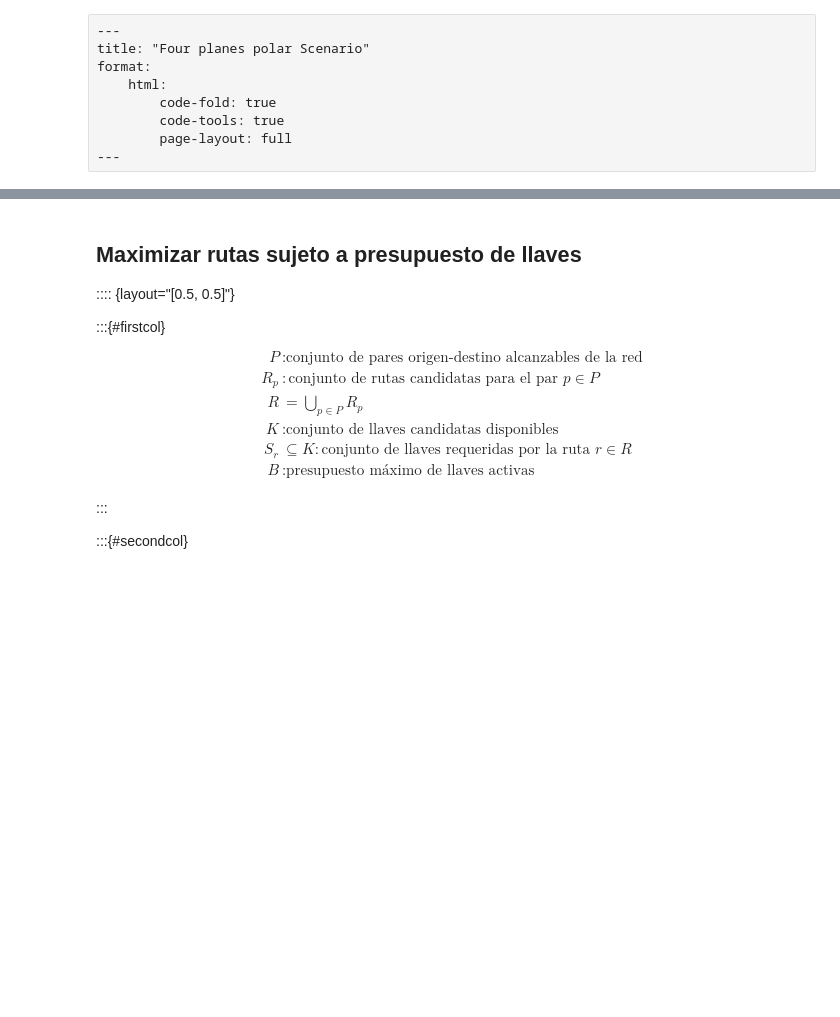
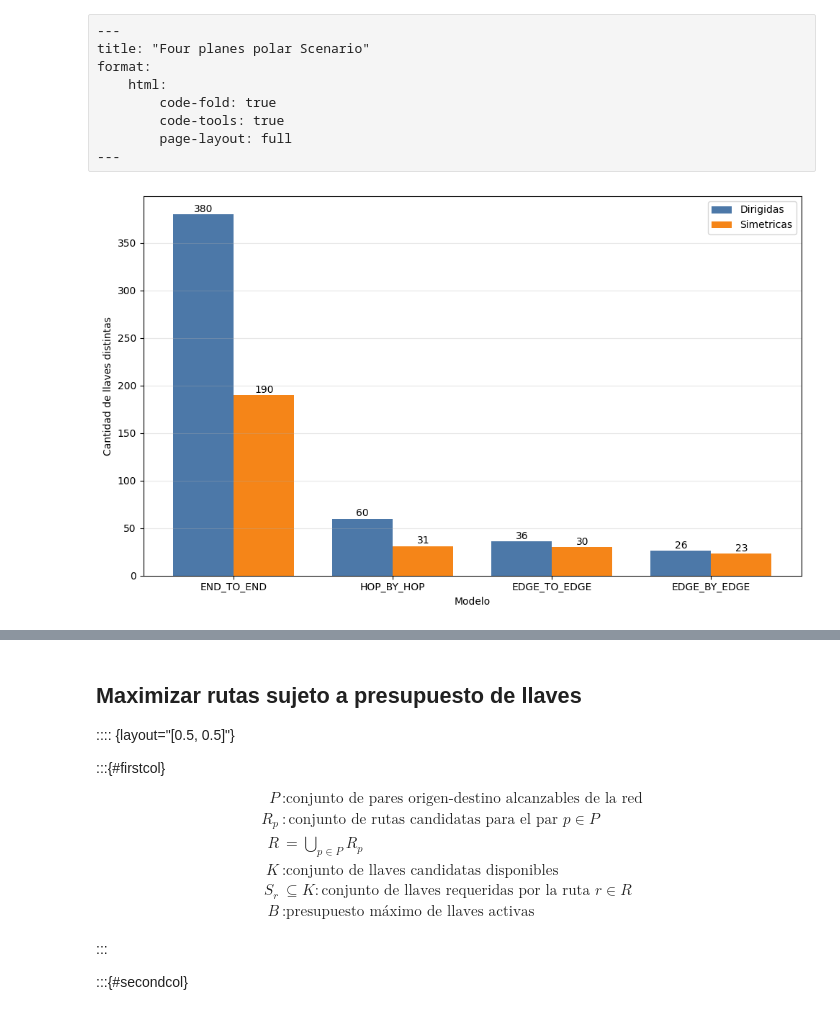
Before and after one commit to ramirofd/dtn-bpsec-pipeline, a Jupyter notebook: scenarios/examples/four_planes_polar/resultados.ipynb, the cells around one changed output, grey strips where cells are left out. Drawn from its saved outputs; the diff is of its cells as text; code cells hidden in the pictures; blank space fills up the shorter version.

```diff
--- a/scenarios/examples/four_planes_polar/resultados.ipynb
+++ b/scenarios/examples/four_planes_polar/resultados.ipynb
@@ -41,0 +50,61 @@ result = pipeline.run(
+# %%
+import pandas as pd
+import matplotlib.pyplot as plt
+
+from modules.security.models import SecurityModelType
+from pipelines.route_activation import RouteActivationPlanner
+
+planner = RouteActivationPlanner()
+
+rows = []
+for label, sim_result in [("Dirigidas", result), ("Simetricas", result_s)]:
+    for model in SecurityModelType:
+        planning = planner.build_for_model(sim_result.security, model=model)
+        rows.append(
+            {
+                "mode": label,
+                "model": model.name,
+                "unique_keys": len(planning.key_scopes),
+            }
+        )
+
+df = pd.DataFrame(rows)
+
+pivot = df.pivot(index="model", columns="mode", values="unique_keys").reset_index()
+pivot = pivot.sort_values("Dirigidas", ascending=False)
+
+x = range(len(pivot))
+width = 0.38
+
+plt.figure(figsize=(10, 6))
+plt.bar(
+    [i - width / 2 for i in x],
+    pivot["Dirigidas"],
+    width=width,
+    label="Dirigidas",
+    color="#4c78a8",
+)
+plt.bar(
+    [i + width / 2 for i in x],
+    pivot["Simetricas"],
+    width=width,
+    label="Simetricas",
+    color="#f58518",
+)
+
+plt.xticks(list(x), pivot["model"])
+plt.ylabel("Cantidad de llaves distintas")
+plt.xlabel("Modelo")
+plt.grid(axis="y", alpha=0.3)
+plt.legend()
+
+for i, value in enumerate(pivot["Dirigidas"]):
+    plt.text(i - width / 2, value + 0.3, str(value), ha="center", va="bottom")
+
+for i, value in enumerate(pivot["Simetricas"]):
+    plt.text(i + width / 2, value + 0.3, str(value), ha="center", va="bottom")
+
+plt.tight_layout()
+plt.show()
+# %% [output]
+[figure, added]
```
Also changed, not shown: parts of 14 cells of this notebook, 33 other files.
